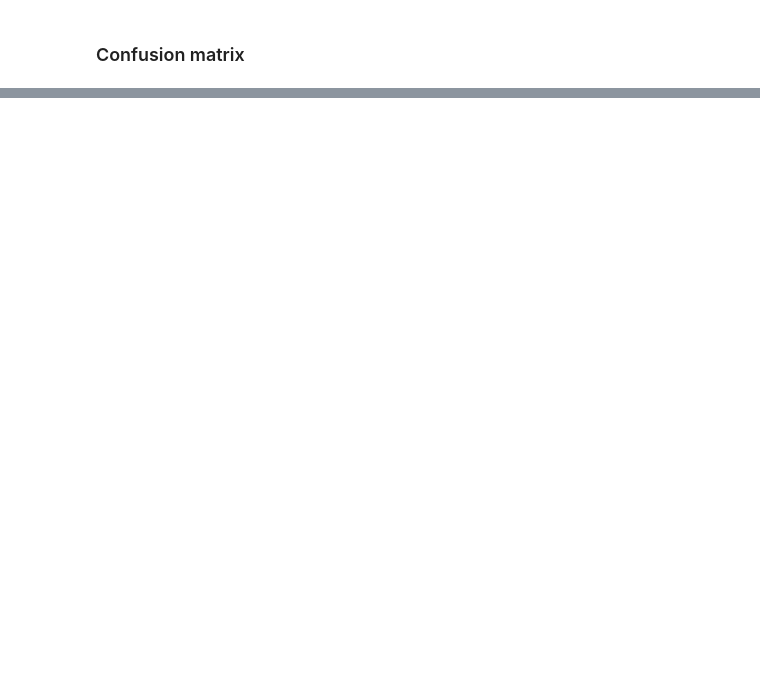
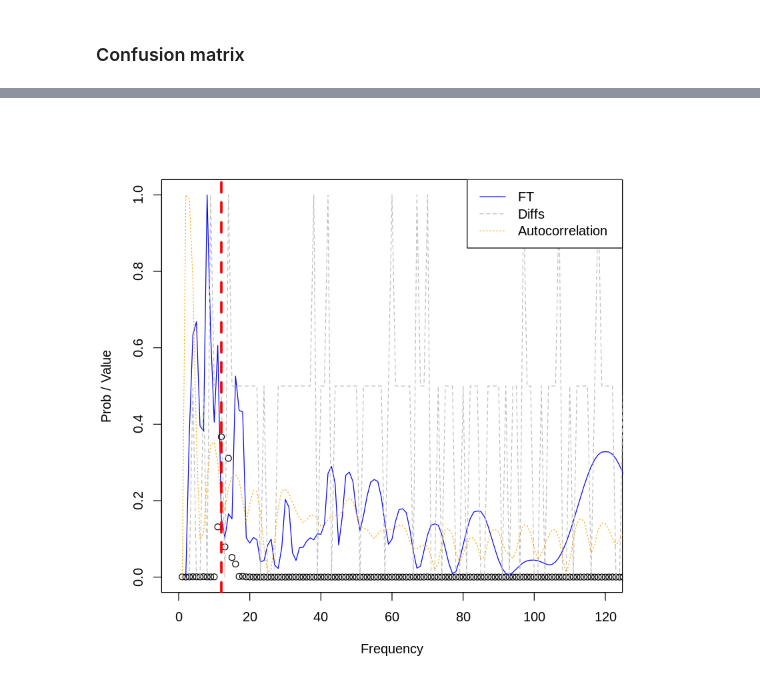
Before and after one commit to rmaestre/variableStars, a Jupyter notebook: docs/GPU/OscModels_NN.ipynb, the cells around one changed output, grey strips where cells are left out. Drawn from its saved outputs; the diff is of its cells as text; code cells hidden in the pictures; blank space fills up the shorter version.

```diff
--- a/docs/GPU/OscModels_NN.ipynb
+++ b/docs/GPU/OscModels_NN.ipynb
@@ -256,0 +256,42 @@ ERROR: Error in order(y): unimplemented type 'list' in 'orderVector1'
+# %%
+select_test <- 500
+
+y_hats <- predict(model, x_test)
+
+plot(
+  y_hats[select_test,],
+  lty = 1,
+  ylim = c(0, 1),
+  xlim = c(0, 120),
+  col = "black",
+  xlab = "Frequency",
+  ylab = "Prob / Value"
+)
+
+lines(x_test[select_test, , 1], lty = 1, col = "blue")
+lines(x_test[select_test, , 2], lty = 2, col = "grey")
+lines(x_test[select_test, , 3], lty = 3, col = "orange")
+
+
+abline(
+  v = which(y_test[select_test, ]==1)[1],
+  col = "red",
+  lwd = 3,
+  lty = 2
+)
+
+abline(
+  v = which(y_test[select_test, ]==1)[2],
+  col = "red",
+  lwd = 3,
+  lty = 2
+)
+
+legend(
+  "topright",
+  c("FT", "Diffs", "Autocorrelation"),
+  lty = c(1, 2, 3, 4),
+  col = c("blue", "grey", "orange")
+)
+# %% [output]
+[figure, added]
```
Also changed, not shown: parts of 15 cells of this notebook, 6 other files.
